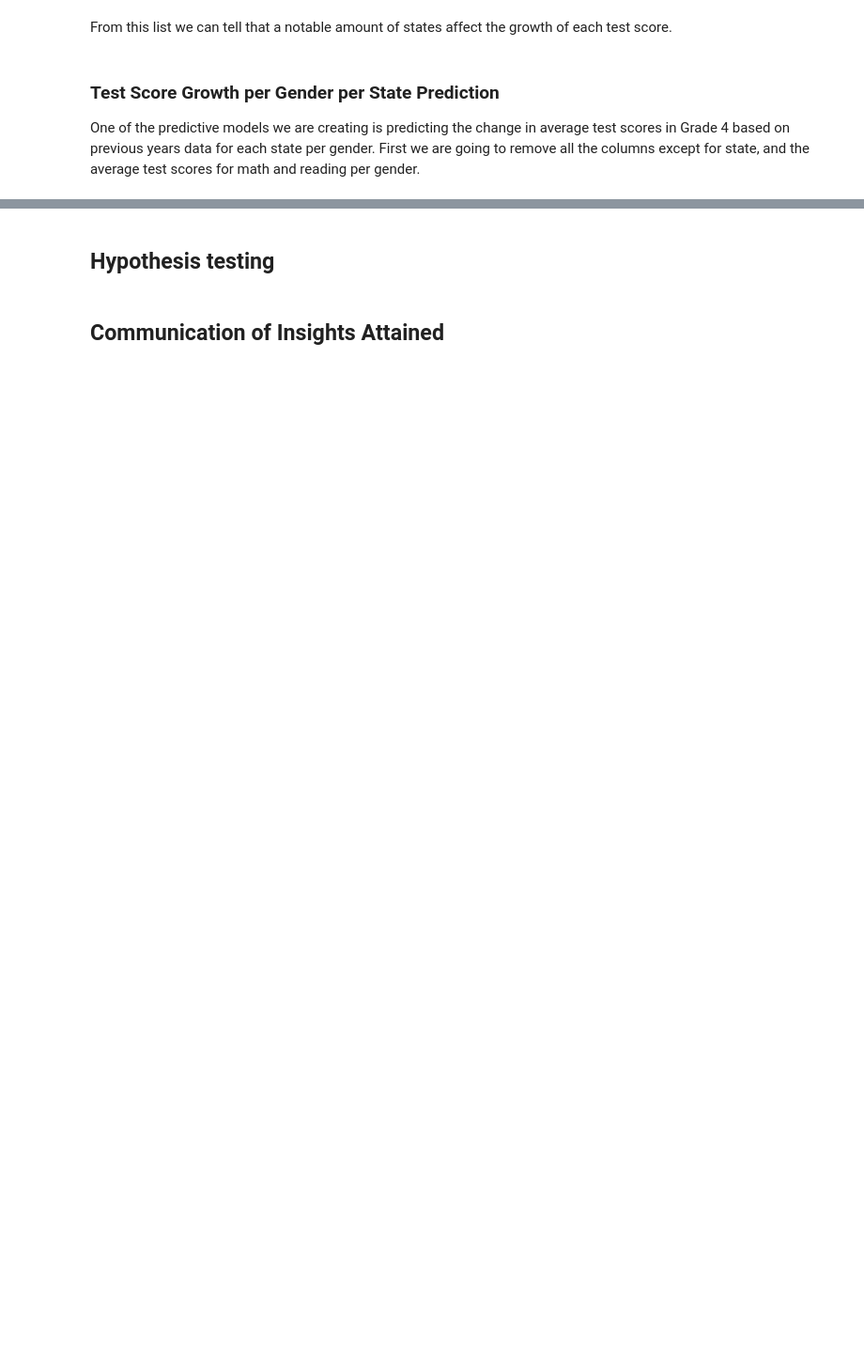
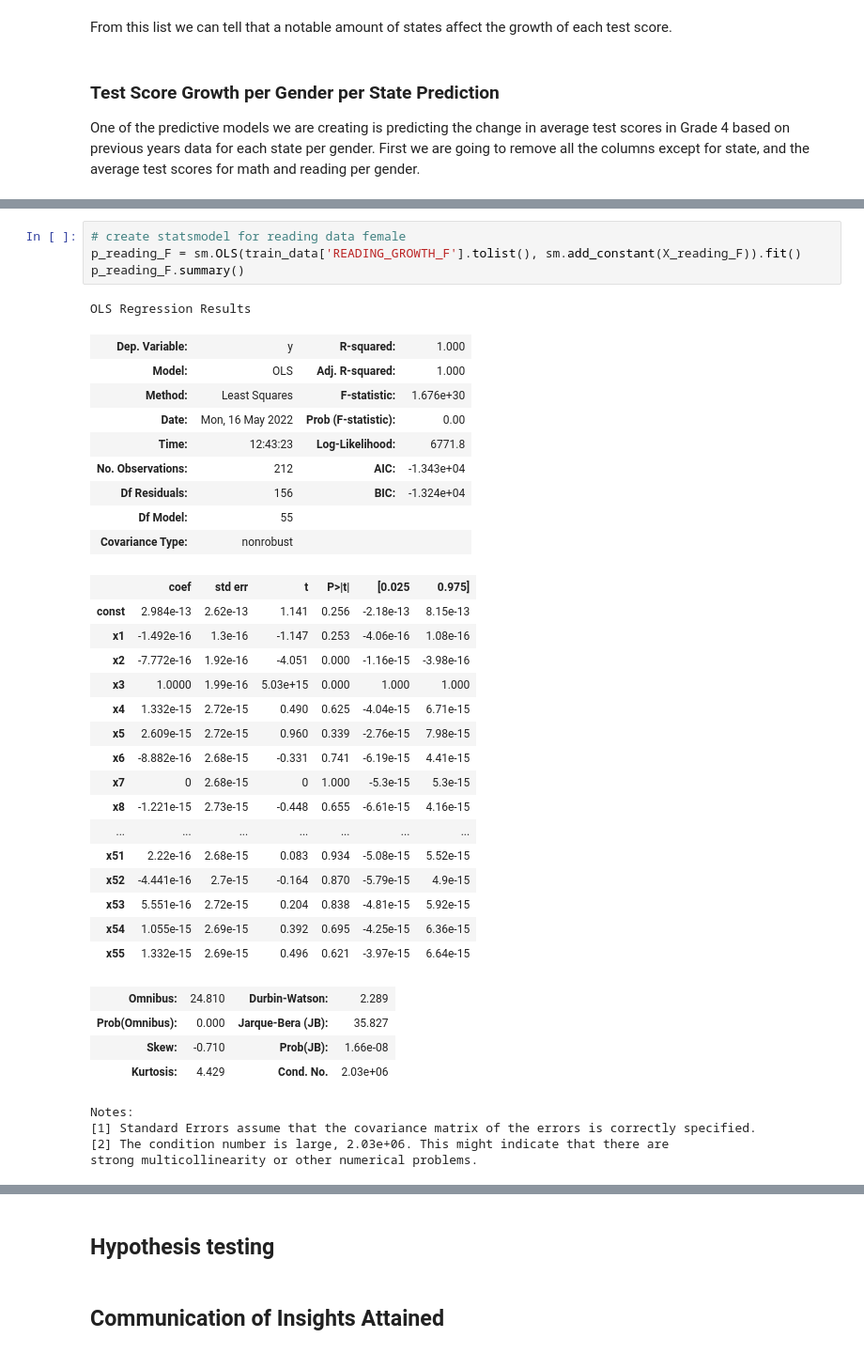
Before and after one commit to mariakeerthi/mariakeerthi.github.io, a Jupyter notebook: final_project.ipynb, the cells around one changed output, grey strips where cells are left out. Shown: that part at 94% size. Drawn from its saved outputs; the diff is of its cells as text; blank space fills up the shorter version.

```diff
--- a/final_project.ipynb
+++ b/final_project.ipynb
@@ -409,0 +563,39 @@ from sklearn.linear_model import LinearRegression
+# %%
+# create statsmodel for reading data female
+p_reading_F = sm.OLS(train_data['READING_GROWTH_F'].tolist(), sm.add_constant(X_reading_F)).fit()
+p_reading_F.summary()
+# %% [output]
+OLS Regression Results
+| Dep. Variable: | y | R-squared: | 1.000 |
+| Model: | OLS | Adj. R-squared: | 1.000 |
+| Method: | Least Squares | F-statistic: | 1.676e+30 |
+| Date: | Mon, 16 May 2022 | Prob (F-statistic): | 0.00 |
+| Time: | 12:43:23 | Log-Likelihood: | 6771.8 |
+| No. Observations: | 212 | AIC: | -1.343e+04 |
+| Df Residuals: | 156 | BIC: | -1.324e+04 |
+| Df Model: | 55 |  |  |
+| Covariance Type: | nonrobust |  |  |
+|  | coef | std err | t | P>|t| | [0.025 | 0.975] |
+| const | 2.984e-13 | 2.62e-13 | 1.141 | 0.256 | -2.18e-13 | 8.15e-13 |
+| x1 | -1.492e-16 | 1.3e-16 | -1.147 | 0.253 | -4.06e-16 | 1.08e-16 |
+| x2 | -7.772e-16 | 1.92e-16 | -4.051 | 0.000 | -1.16e-15 | -3.98e-16 |
+| x3 | 1.0000 | 1.99e-16 | 5.03e+15 | 0.000 | 1.000 | 1.000 |
+| x4 | 1.332e-15 | 2.72e-15 | 0.490 | 0.625 | -4.04e-15 | 6.71e-15 |
+| x5 | 2.609e-15 | 2.72e-15 | 0.960 | 0.339 | -2.76e-15 | 7.98e-15 |
+| x6 | -8.882e-16 | 2.68e-15 | -0.331 | 0.741 | -6.19e-15 | 4.41e-15 |
+| x7 | 0 | 2.68e-15 | 0 | 1.000 | -5.3e-15 | 5.3e-15 |
+| x8 | -1.221e-15 | 2.73e-15 | -0.448 | 0.655 | -6.61e-15 | 4.16e-15 |
+| ... | ... | ... | ... | ... | ... | ... |
+| x51 | 2.22e-16 | 2.68e-15 | 0.083 | 0.934 | -5.08e-15 | 5.52e-15 |
+| x52 | -4.441e-16 | 2.7e-15 | -0.164 | 0.870 | -5.79e-15 | 4.9e-15 |
+| x53 | 5.551e-16 | 2.72e-15 | 0.204 | 0.838 | -4.81e-15 | 5.92e-15 |
+| x54 | 1.055e-15 | 2.69e-15 | 0.392 | 0.695 | -4.25e-15 | 6.36e-15 |
+| x55 | 1.332e-15 | 2.69e-15 | 0.496 | 0.621 | -3.97e-15 | 6.64e-15 |
+| Omnibus: | 24.810 | Durbin-Watson: | 2.289 |
+| Prob(Omnibus): | 0.000 | Jarque-Bera (JB): | 35.827 |
+| Skew: | -0.710 | Prob(JB): | 1.66e-08 |
+| Kurtosis: | 4.429 | Cond. No. | 2.03e+06 |
+Notes:
+[1] Standard Errors assume that the covariance matrix of the errors is correctly specified.
+[2] The condition number is large, 2.03e+06. This might indicate that there are
+strong multicollinearity or other numerical problems.
```
Also changed, not shown: parts of 31 cells of this notebook.
